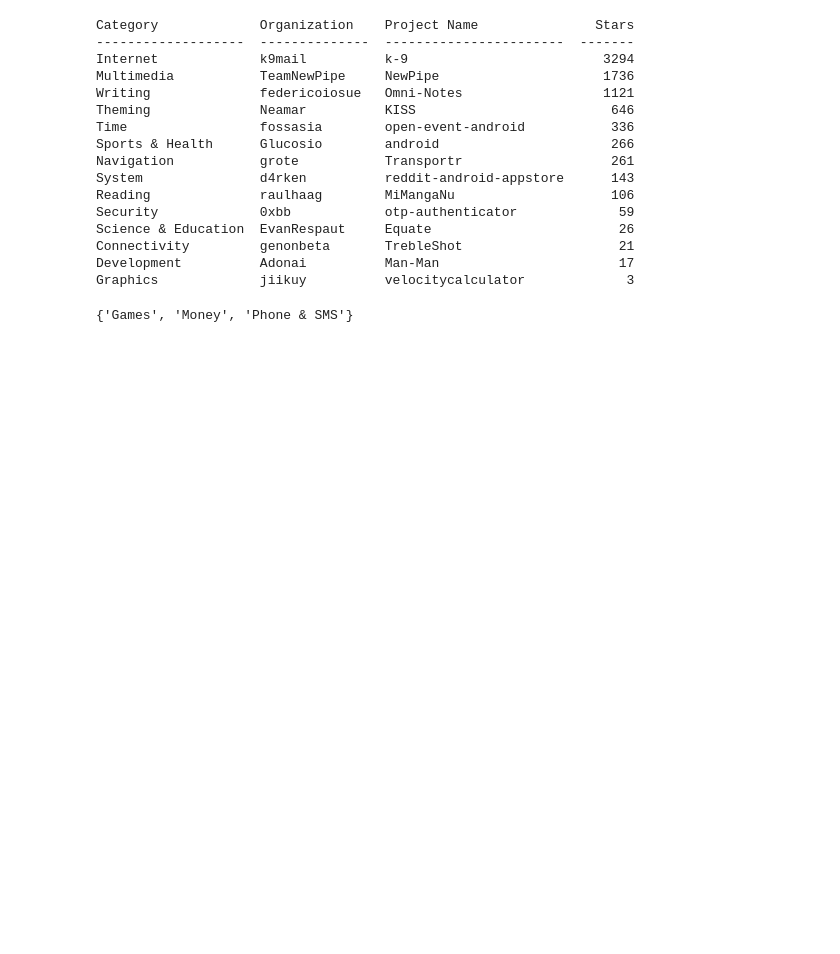
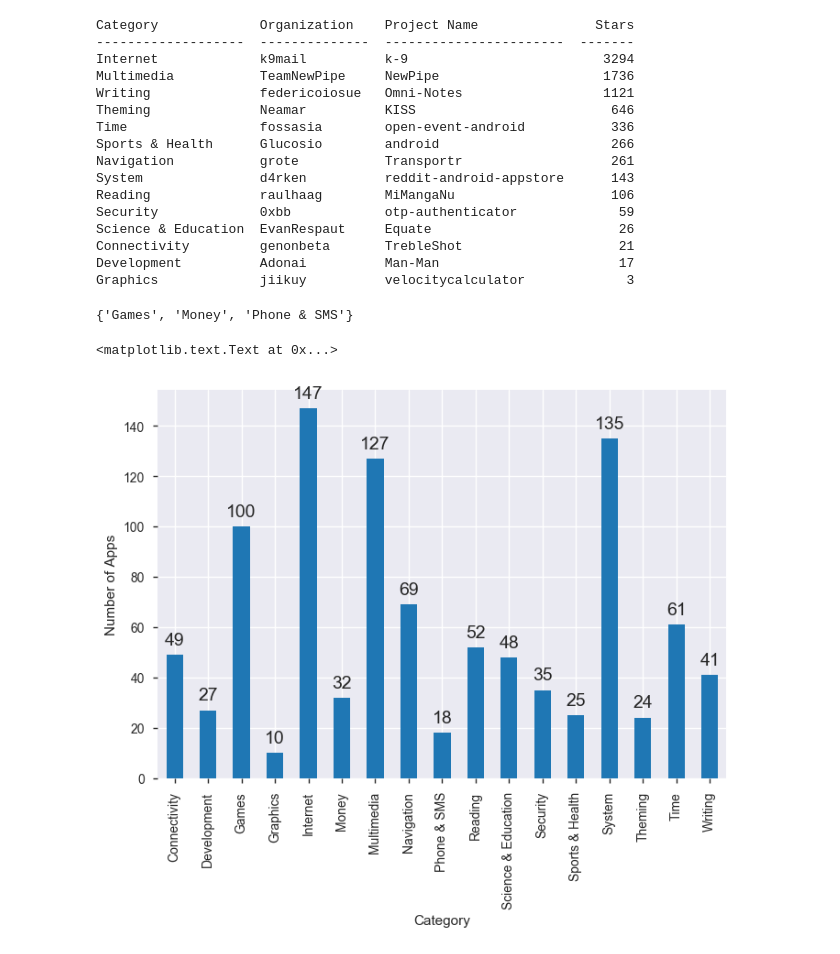
Before and after one commit to luiscruz/android_test_inspector, a Jupyter notebook: exploratory_analysis/1_ea.ipynb, the cells around one changed output. Saved outputs shown, nothing was run; the diff lists cells and outputs as text; code cells hidden in the pictures; blank space fills up the shorter version.

```diff
--- a/exploratory_analysis/1_ea.ipynb
+++ b/exploratory_analysis/1_ea.ipynb
@@ -1540,3 +1540,17 @@ Graphics             jiikuy          velocitycalculator             3
 set(df['category'].unique()) - set(categories)
 # %% [output]
 {'Games', 'Money', 'Phone & SMS'}
+# %%
+ax = df[['app_id','category']].groupby('category').count().plot.bar()
+for p in ax.patches:
+    ax.annotate("{:.0f}".format(p.get_height()), (p.get_x() +p.get_width()/2, p.get_height()+4), ha='center', fontsize=14)
+ax.legend().remove()
+
+ax.spines['right'].set_visible(False)
+ax.spines['top'].set_visible(False)
+ax.spines['left'].set_visible(False)
+ax.set_xlabel('Category')
+ax.set_ylabel('Number of Apps')
+# %% [output]
+<matplotlib.text.Text at 0x...>
+[figure, added]
```
Also changed, not shown: 4 other files.
